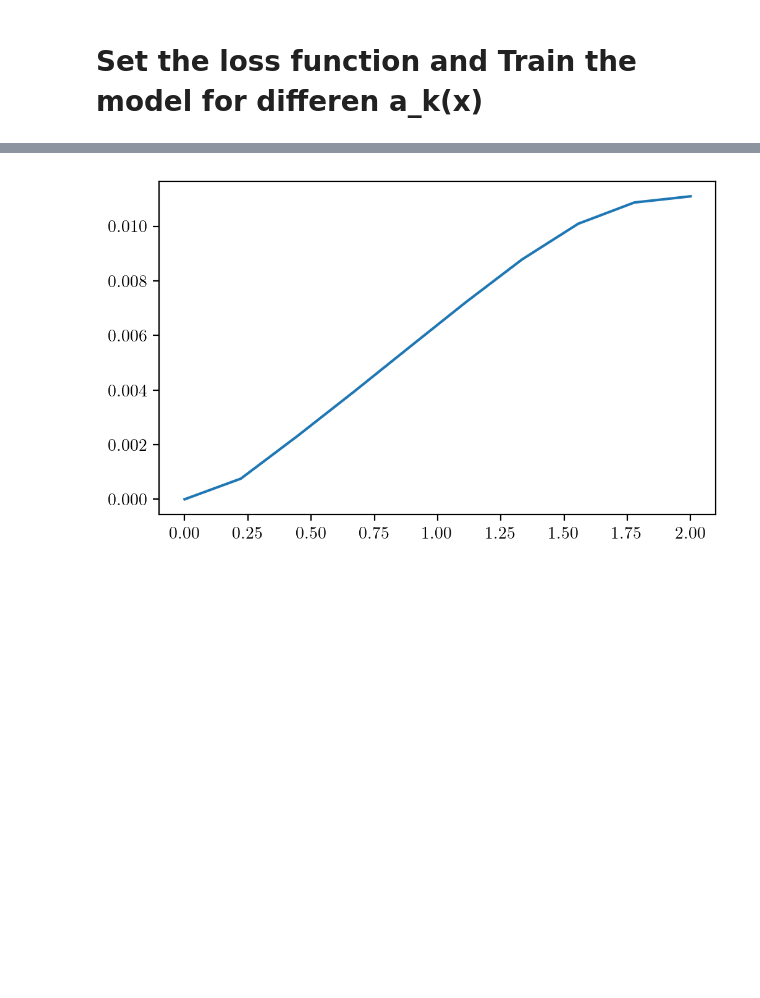
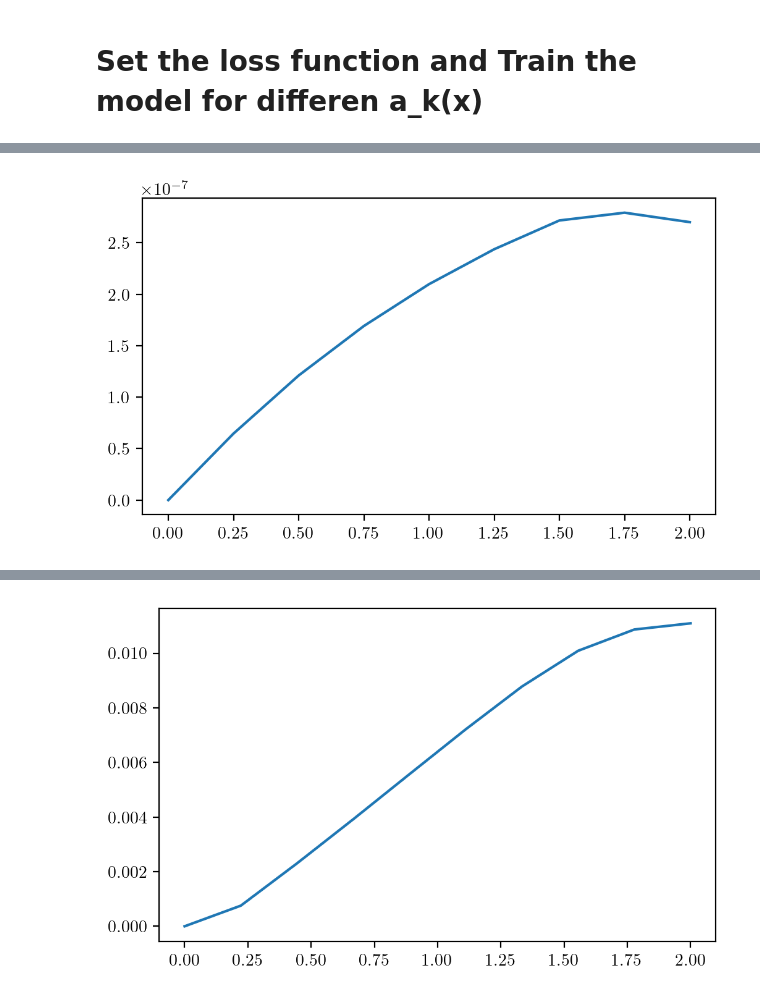
Before and after one commit to vishal18shah/bead-trajectories-quasipotential, a Jupyter notebook: 3Bead ML Compare.ipynb, the cells around one changed output, grey strips where cells are left out. Cells and saved outputs as stored; diff of their text form; code cells hidden in the pictures; blank space fills up the shorter version.

```diff
--- a/3Bead ML Compare.ipynb
+++ b/3Bead ML Compare.ipynb
@@ -35,9 +35,16 @@ torch.set_default_dtype(torch.float64)
 from BeadModel import Simulate
 from SimulationParameters import *
 
-X = Simulation(*Simulate(numSims)).positions[:,:,:,0].reshape(-1,nt+1).T
+# X = Simulation(*Simulate(numSims)).positions[:,:,:,0].reshape(-1,nt+1).T
+X = torch.tensor(pd.read_csv('alpha1_path.txt', header = None).values).T
+X.requires_grad_()
+
+# X = pd.read_csv('alpha1_path.txt', header = None).values.T
+# for item in X:
+#     item = torch.tensor(item)
+# X = torch.tensor(X)
 # # Z = X.view
 
-# print(X.shape)
+print(X.shape)
 print(X)
 # %% [output]
@@ -139,8 +167,10 @@ class Model(nn.Module):
         _,dU = self.get_U_dU(X)
         print(f"dU: {dU}")
         midpoints = [ (X[t+1,:] - X[t-1, :]) / 2 for t in range(1,9)]
+        print(midpoints)
         midpoints = [midpoints[0]] + midpoints + [midpoints[-1]]
-        midpoints = torch.abs(torch.tensor(midpoints))
+        # midpoints = torch.abs(torch.tensor(midpoints))
+        midpoints = torch.tensor(midpoints)
         print(f"midpoints: {midpoints}")
 
         U = []
@@ -308,0 +346,61 @@ after some changes U: tensor([8.9075e-07, 6.8537e-07, 6.8718e-07, 3.3500e-07, 0.
+# %%
+# def GGGGet_U_line_integration(self, X, nt):
+#     _,dU = self.get_U_dU(X)
+#     print(f"dU: {dU}")
+#     midpoints = [ (X[t+1,:] - X[t-1, :]) / 2 for t in range(1,9)]
+#     print(midpoints)
+#     midpoints = [midpoints[0]] + midpoints + [midpoints[-1]]
+#     # midpoints = torch.abs(torch.tensor(midpoints))
+#     midpoints = torch.tensor(midpoints)
+#     print(f"midpoints: {midpoints}")
+
+#     U = []
+#     for t in range(dU.shape[0] - 1):
+#         U.append(torch.sum(midpoints[t, :] * dU[t, :]))
+#     U = torch.stack(U)
+#     U = torch.cat((torch.tensor([0]), ((U[1:] + U[:nt - 1]) / 2)), dim=0)
+#     U = torch.tensor(list(itertools.accumulate(U)))
+#     return U
+
+# def plot_model(model,cmap='terrain',max_V = 10,):
+# print(X.shape)
+
+xx     = np.linspace(0,2,nt-1).reshape(-1,1)
+
+_,dU = model.get_U_dU(X)
+# print(f"dU: {dU}")
+print(dU.shape)
+midpoints = [ (X[t+1,:] - X[t-1, :]) / 2 for t in range(1,9)]
+midpoints = [midpoints[0]] + midpoints + [midpoints[-1]]
+# print(midpoints)
+
+# midpoints = torch.abs(torch.tensor(midpoints))
+# midpoints = torch.tensor(midpoints)
+midpoints = torch.stack(midpoints)
+# print(f"midpoints: {midpoints}")
+# print(midpoints.shape)
+
+U = []
+for t in range(dU.shape[0] - 1):
+    U.append(torch.sum(midpoints[t, :] * dU[t, :]))
+print(U)
+U = torch.stack(U)
+print(U)
+print(torch.tensor([0]))
+temp = ((U[1:] + U[:nt-2]) / 2)
+U = torch.cat((torch.tensor([0]), temp), dim=0)
+# print(U)
+U = torch.tensor(list(itertools.accumulate(U)))
+U_NN = U
+
+print()
+print(f"initial U: {U_NN}")
+U_NN = U_NN[:nt]
+U_NN_min = U_NN.min()
+U_NN  = U_NN-U_NN_min
+print()
+print(f"after some changes U: {U_NN}")
+U_NN_np = U_NN.detach().numpy()
+fig, ax    = plt.subplots(1,1,figsize=(5,3),dpi=200,constrained_layout=True)
+c        = ax.plot(xx[:,0],U_NN_np,'-',lw=1.5)
+# %% [output]
@@ -308,0 +419 @@ after some changes U: tensor([8.9075e-07, 6.8537e-07, 6.8718e-07, 3.3500e-07, 0.
+[figure, added]
```
Also changed, not shown: parts of 7 cells of this notebook.
